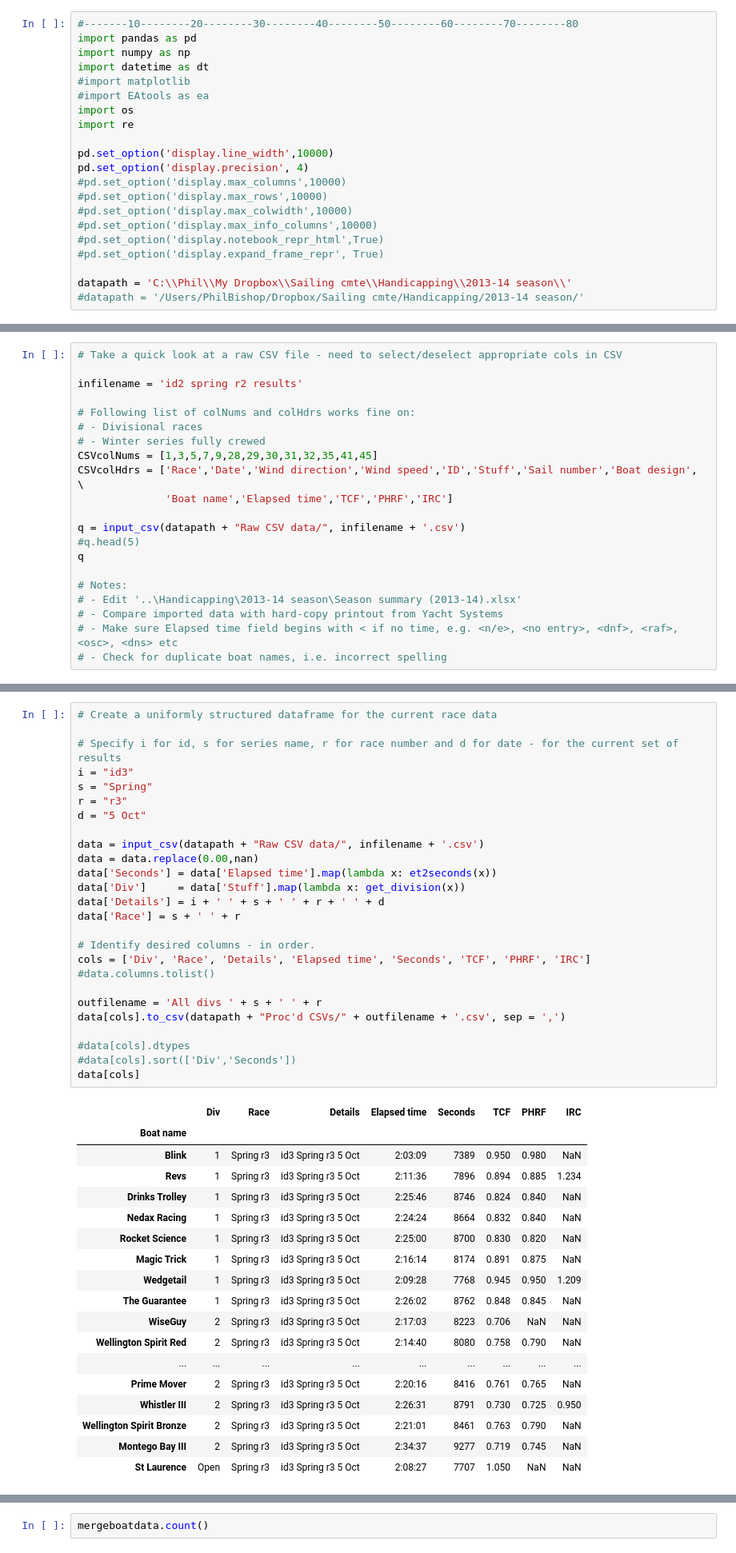
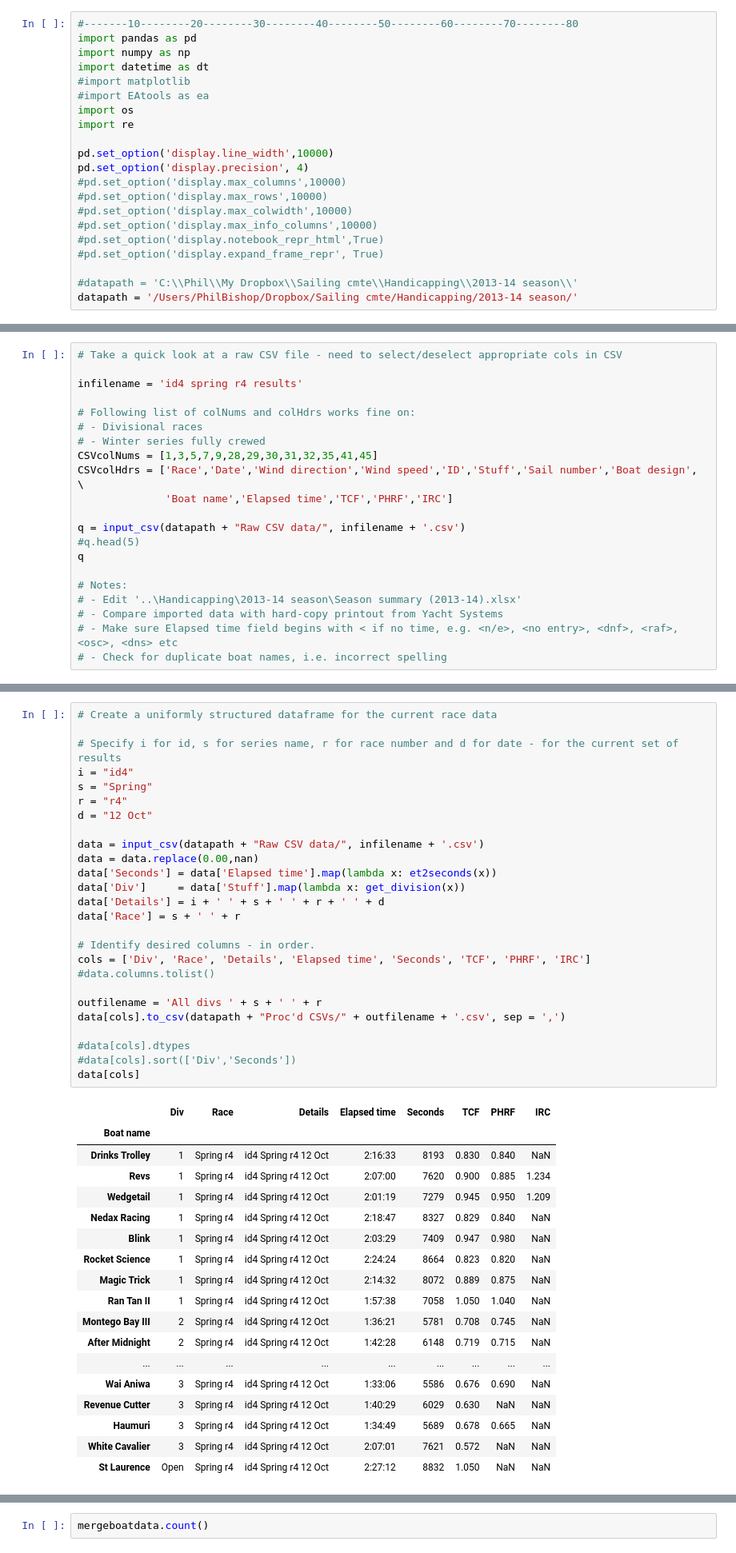
Before and after one commit to drphilbishop/RPNYC_race_analysis, a Jupyter notebook: processRawRaceData.ipynb, the cells around one changed output, grey strips where cells are left out. Shown at 80% size. Cells and saved outputs as stored; diff of their text form.

```diff
--- a/processRawRaceData.ipynb
+++ b/processRawRaceData.ipynb
@@ -22,8 +22,8 @@ pd.set_option('display.precision', 4)
 #pd.set_option('display.notebook_repr_html',True)
 #pd.set_option('display.expand_frame_repr', True)
 
-datapath = 'C:\\Phil\\My Dropbox\\Sailing cmte\\Handicapping\\2013-14 season\\'
-#datapath = '/Users/PhilBishop/Dropbox/Sailing cmte/Handicapping/2013-14 season/'
+#datapath = 'C:\\Phil\\My Dropbox\\Sailing cmte\\Handicapping\\2013-14 season\\'
+datapath = '/Users/PhilBishop/Dropbox/Sailing cmte/Handicapping/2013-14 season/'
 # %%
 # Define functions - if these functions are used frequently, consider moving them into a package.
 
@@ -66,7 +66,7 @@ def get_division(x):
 # %%
 # Take a quick look at a raw CSV file - need to select/deselect appropriate cols in CSV
 
-infilename = 'id2 spring r2 results'
+infilename = 'id4 spring r4 results'
 
 # Following list of colNums and colHdrs works fine on:
 # - Divisional races
@@ -106,45 +106,45 @@ q
 # %%
 # Create a uniformly structured dataframe for the current race data
 
 # Specify i for id, s for series name, r for race number and d for date - for the current set of results
-i = "id3"
+i = "id4"
 s = "Spring"
-r = "r3"
-d = "5 Oct"
+r = "r4"
+d = "12 Oct"
 
 data = input_csv(datapath + "Raw CSV data/", infilename + '.csv')
 data = data.replace(0.00,nan)
 data['Seconds'] = data['Elapsed time'].map(lambda x: et2seconds(x))
 data['Div']     = data['Stuff'].map(lambda x: get_division(x))
 data['Details'] = i + ' ' + s + ' ' + r + ' ' + d
 data['Race'] = s + ' ' + r
 
 # Identify desired columns - in order.
 cols = ['Div', 'Race', 'Details', 'Elapsed time', 'Seconds', 'TCF', 'PHRF', 'IRC']
 #data.columns.tolist()
 
 outfilename = 'All divs ' + s + ' ' + r
 data[cols].to_csv(datapath + "Proc'd CSVs/" + outfilename + '.csv', sep = ',')
 
 #data[cols].dtypes
 #data[cols].sort(['Div','Seconds'])
 data[cols]
 # %% [output]
 |  | Div | Race | Details | Elapsed time | Seconds | TCF | PHRF | IRC |
 | Boat name |  |  |  |  |  |  |  |  |
-| Blink | 1 | Spring r3 | id3 Spring r3 5 Oct | 2:03:09 | 7389 | 0.950 | 0.980 | NaN |
-| Revs | 1 | Spring r3 | id3 Spring r3 5 Oct | 2:11:36 | 7896 | 0.894 | 0.885 | 1.234 |
-| Drinks Trolley | 1 | Spring r3 | id3 Spring r3 5 Oct | 2:25:46 | 8746 | 0.824 | 0.840 | NaN |
-| Nedax Racing | 1 | Spring r3 | id3 Spring r3 5 Oct | 2:24:24 | 8664 | 0.832 | 0.840 | NaN |
-| Rocket Science | 1 | Spring r3 | id3 Spring r3 5 Oct | 2:25:00 | 8700 | 0.830 | 0.820 | NaN |
-| Magic Trick | 1 | Spring r3 | id3 Spring r3 5 Oct | 2:16:14 | 8174 | 0.891 | 0.875 | NaN |
-| Wedgetail | 1 | Spring r3 | id3 Spring r3 5 Oct | 2:09:28 | 7768 | 0.945 | 0.950 | 1.209 |
-| The Guarantee | 1 | Spring r3 | id3 Spring r3 5 Oct | 2:26:02 | 8762 | 0.848 | 0.845 | NaN |
-| WiseGuy | 2 | Spring r3 | id3 Spring r3 5 Oct | 2:17:03 | 8223 | 0.706 | NaN | NaN |
-| Wellington Spirit Red | 2 | Spring r3 | id3 Spring r3 5 Oct | 2:14:40 | 8080 | 0.758 | 0.790 | NaN |
+| Drinks Trolley | 1 | Spring r4 | id4 Spring r4 12 Oct | 2:16:33 | 8193 | 0.830 | 0.840 | NaN |
+| Revs | 1 | Spring r4 | id4 Spring r4 12 Oct | 2:07:00 | 7620 | 0.900 | 0.885 | 1.234 |
+| Wedgetail | 1 | Spring r4 | id4 Spring r4 12 Oct | 2:01:19 | 7279 | 0.945 | 0.950 | 1.209 |
+| Nedax Racing | 1 | Spring r4 | id4 Spring r4 12 Oct | 2:18:47 | 8327 | 0.829 | 0.840 | NaN |
+| Blink | 1 | Spring r4 | id4 Spring r4 12 Oct | 2:03:29 | 7409 | 0.947 | 0.980 | NaN |
+| Rocket Science | 1 | Spring r4 | id4 Spring r4 12 Oct | 2:24:24 | 8664 | 0.823 | 0.820 | NaN |
+| Magic Trick | 1 | Spring r4 | id4 Spring r4 12 Oct | 2:14:32 | 8072 | 0.889 | 0.875 | NaN |
+| Ran Tan II | 1 | Spring r4 | id4 Spring r4 12 Oct | 1:57:38 | 7058 | 1.050 | 1.040 | NaN |
+| Montego Bay III | 2 | Spring r4 | id4 Spring r4 12 Oct | 1:36:21 | 5781 | 0.708 | 0.745 | NaN |
+| After Midnight | 2 | Spring r4 | id4 Spring r4 12 Oct | 1:42:28 | 6148 | 0.719 | 0.715 | NaN |
 | ... | ... | ... | ... | ... | ... | ... | ... | ... |
-| Prime Mover | 2 | Spring r3 | id3 Spring r3 5 Oct | 2:20:16 | 8416 | 0.761 | 0.765 | NaN |
-| Whistler III | 2 | Spring r3 | id3 Spring r3 5 Oct | 2:26:31 | 8791 | 0.730 | 0.725 | 0.950 |
-| Wellington Spirit Bronze | 2 | Spring r3 | id3 Spring r3 5 Oct | 2:21:01 | 8461 | 0.763 | 0.790 | NaN |
-| Montego Bay III | 2 | Spring r3 | id3 Spring r3 5 Oct | 2:34:37 | 9277 | 0.719 | 0.745 | NaN |
-| St Laurence | Open | Spring r3 | id3 Spring r3 5 Oct | 2:08:27 | 7707 | 1.050 | NaN | NaN |
+| Wai Aniwa | 3 | Spring r4 | id4 Spring r4 12 Oct | 1:33:06 | 5586 | 0.676 | 0.690 | NaN |
+| Revenue Cutter | 3 | Spring r4 | id4 Spring r4 12 Oct | 1:40:29 | 6029 | 0.630 | NaN | NaN |
+| Haumuri | 3 | Spring r4 | id4 Spring r4 12 Oct | 1:34:49 | 5689 | 0.678 | 0.665 | NaN |
+| White Cavalier | 3 | Spring r4 | id4 Spring r4 12 Oct | 2:07:01 | 7621 | 0.572 | NaN | NaN |
+| St Laurence | Open | Spring r4 | id4 Spring r4 12 Oct | 2:27:12 | 8832 | 1.050 | NaN | NaN |
```
Also changed, not shown: parts of 3 cells of this notebook, 1 other file.
